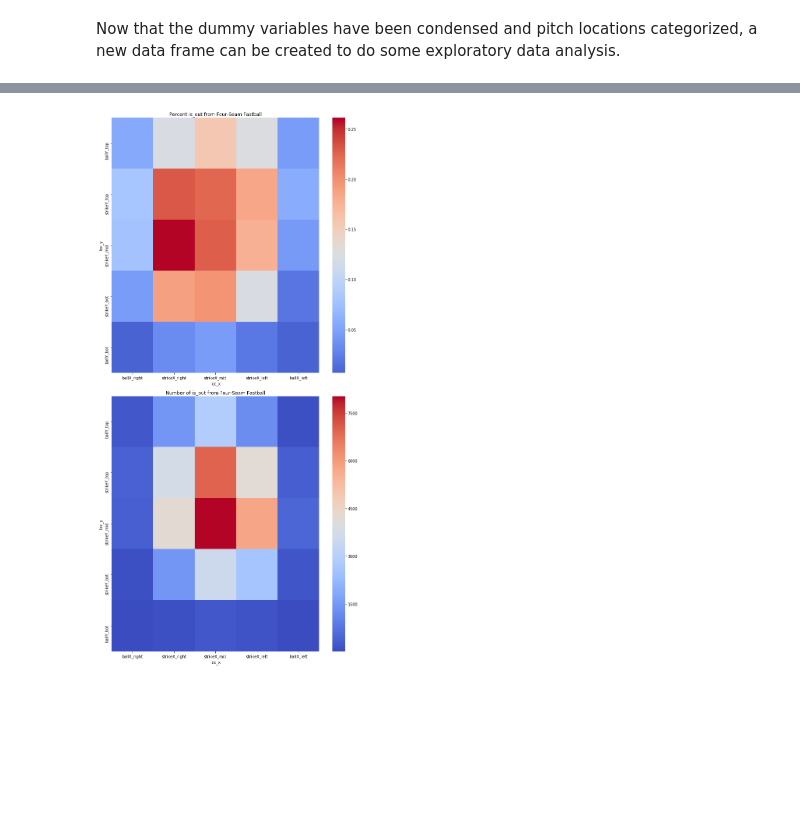
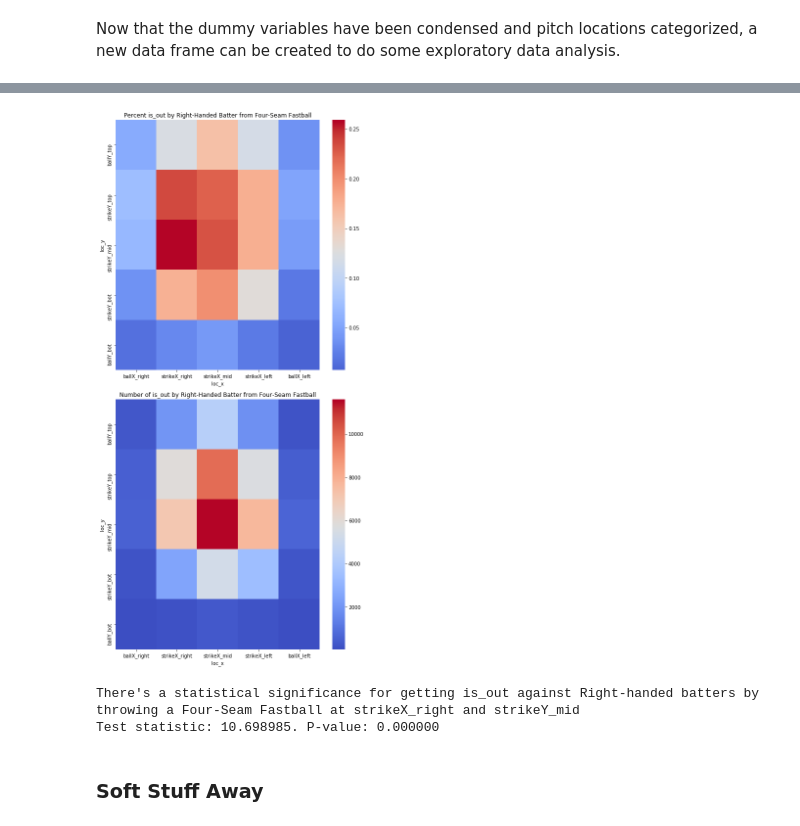
Before and after one commit to curtishiga/Capstone_Project2, a Jupyter notebook: EDA/Exploratory_Data_Analysis.ipynb, the cells around one changed output, grey strips where cells are left out. Drawn from its saved outputs; the diff is of its cells as text; code cells hidden in the pictures; blank space fills up the shorter version.

Commit message:
Adds t_testing function for EDA

```diff
--- a/EDA/Exploratory_Data_Analysis.ipynb
+++ b/EDA/Exploratory_Data_Analysis.ipynb
@@ -126,11 +127,11 @@ This premise behind this project is to determine if there's a pattern to getting
 # %%
 # Group outs by batSide, pitchHand, pitch_type, pitch_loc
-def heat_map(data, bat_side, pitch_hand, pitch_type, call):
+def heat_map(data, bat_side, pitch_type, call):
     '''Plot and return number of a certain pitch is thrown to a certain batter by a certain pitcher given the outcome call.
     Should plot two heat maps. The first is percent of outs in regards to the parameters. The second is total number of
     pitches produced the outcome call.'''
     pitch_cat = 'pitch_type_' + pitch_type
-    hm_df = data[(data['batSide_des'] == bat_side) & (data['pitchHand_des'] == pitch_hand) & (data['pitch_type'] == pitch_cat)]
+    hm_df = data[(data['batSide_des'] == bat_side) & (data['pitch_type'] == pitch_cat)]
 
     # Pivot hm_df to take average of outcome call by location
     hm_df_call = hm_df[['loc_x', 'loc_y', call]]
@@ -146,20 +147,20 @@ def heat_map(data, bat_side, pitch_hand, pitch_type, call):
     hm_pivot_count = hm_pivot_count.reindex(['ballY_top', 'strikeY_top', 'strikeY_mid', 'strikeY_bot', 'ballY_bot'], axis=0)
 
     # Plot heatmaps for both pivoted dataframes
-    _ = plt.figure(figsize=(10, 20))
+    _ = plt.figure(figsize=(8, 16))
     _ = plt.subplot(2, 1, 1)
     hm_pivot_mean_max = hm_pivot_mean.values.max()
     hm_pivot_mean_min = hm_pivot_mean.values.min()
     heatmap_mean_center = (hm_pivot_mean_max - hm_pivot_mean_min)/2
     _ = sns.heatmap(hm_pivot_mean, cmap = 'coolwarm', center = heatmap_mean_center)
-    _ = plt.title('Percent %s from %s' %(call, pitch_type))
+    _ = plt.title('Percent %s by %s-Handed Batter from %s' %(call, bat_side, pitch_type))
 
     _ = plt.subplot(2, 1, 2)
     hm_pivot_count_max = hm_pivot_count.values.max()
     hm_pivot_count_min = hm_pivot_count.values.min()
     heatmap_count_center = (hm_pivot_count_max - hm_pivot_count_min)/2
     _ = sns.heatmap(hm_pivot_count, cmap = 'coolwarm', center = heatmap_count_center)
-    _ = plt.title('Number of %s from %s' %(call, pitch_type))
+    _ = plt.title('Number of %s by %s-Handed Batter from %s' %(call, bat_side, pitch_type))
     _ = plt.tight_layout()
     _ = plt.show()
 
@@ -167,4 +239,12 @@ def heat_map(data, bat_side, pitch_hand, pitch_type, call):
 # %%
-fsf_outs_mean, fsf_outs_count = heat_map(eda_df, bat_side = 'Right', pitch_hand = 'Right', pitch_type = 'Four-Seam Fastball', call='is_out')
+fsf_right_outs_mean, fsf_right_outs_count = heat_map(eda_df,
+                                                     bat_side = 'Right',
+                                                     pitch_type = 'Four-Seam Fastball',
+                                                     call='is_out')
 # %% [output]
-[figure, old version]
+[figure, new version]
+# %%
+t_testing(eda_df, 'Right', 'Four-Seam Fastball', call = 'is_out', locx_zone = 'strikeX_right', locy_zone = 'strikeY_mid')
+# %% [output]
+There's a statistical significance for getting is_out against Right-handed batters by throwing a Four-Seam Fastball at strikeX_right and strikeY_mid
+Test statistic: 10.698985. P-value: 0.000000
@@ -171 +263,3 @@ fsf_outs_mean, fsf_outs_count = heat_map(eda_df, bat_side = 'Right', pitch_hand
+# %% [markdown]
+###  Soft Stuff Away
 # %%
```
Also changed, not shown: parts of 14 cells of this notebook, 1 other file.
